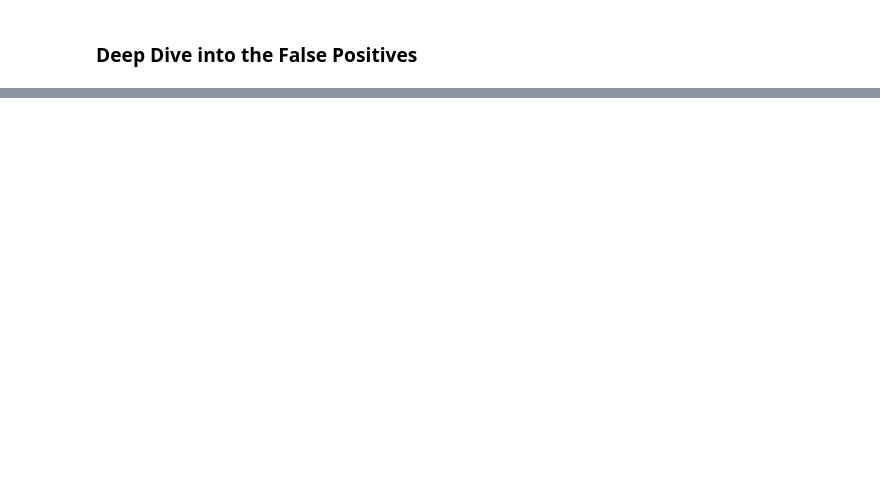
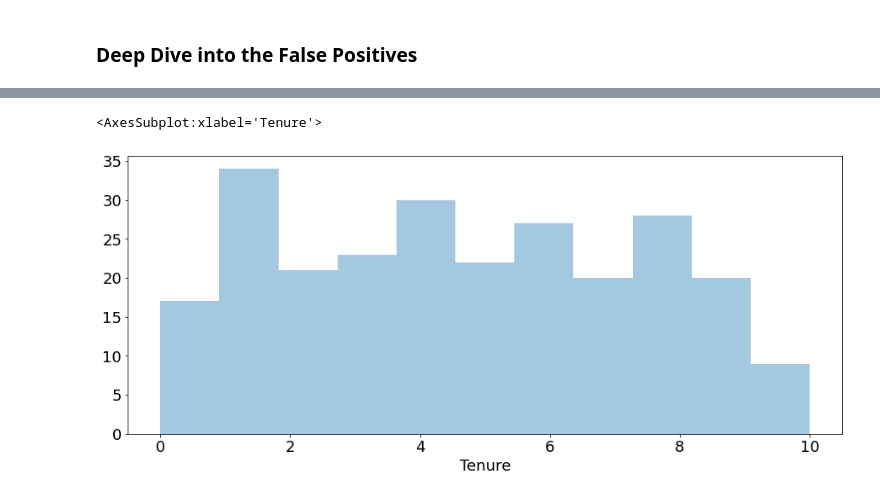
Before and after one commit to Yoyoyamato/churn_modeling, a Jupyter notebook: Final_Model.ipynb, the cells around one changed output, grey strips where cells are left out. Cells and saved outputs as stored; diff of their text form; code cells hidden in the pictures; blank space fills up the shorter version.

```diff
--- a/Final_Model.ipynb
+++ b/Final_Model.ipynb
@@ -197,0 +217,5 @@ sns.distplot(FP_df['Tenure'],bins=11, kde=False)
+# %%
+sns.distplot(FN_df['Tenure'],bins=11, kde=False)
+# %% [output]
+<AxesSubplot:xlabel='Tenure'>
+[figure, added]
```
Also changed, not shown: parts of 16 cells of this notebook.
